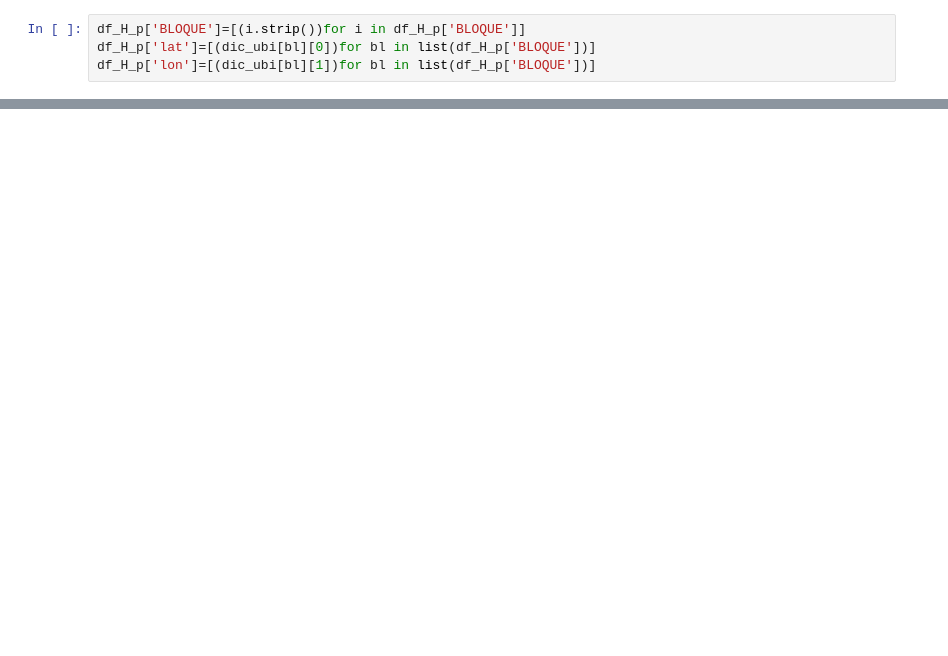
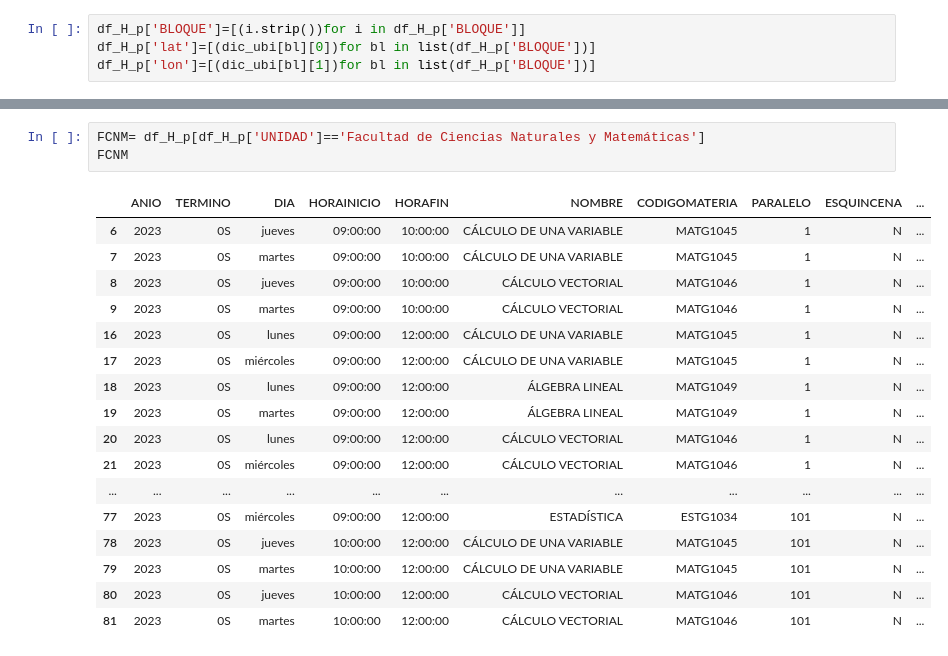
Before and after one commit to lromeror/Group_Slytheryn, a Jupyter notebook: EDA_ESPOL/EDA_ESPOL_PAE.ipynb, the cells around one changed output, grey strips where cells are left out. Drawn from its saved outputs; the diff is of its cells as text; blank space fills up the shorter version.

```diff
--- a/EDA_ESPOL/EDA_ESPOL_PAE.ipynb
+++ b/EDA_ESPOL/EDA_ESPOL_PAE.ipynb
@@ -617,0 +678,21 @@ ValueError: Value of 'hover_name' is not the name of a column in 'data_frame'. E
+# %%
+FCNM= df_H_p[df_H_p['UNIDAD']=='Facultad de Ciencias Naturales y Matemáticas']
+FCNM
+# %% [output]
+|  | ANIO | TERMINO | DIA | HORAINICIO | HORAFIN | NOMBRE | CODIGOMATERIA | PARALELO | ESQUINCENA | ... |
+| 6 | 2023 | 0S | jueves | 09:00:00 | 10:00:00 | CÁLCULO DE UNA VARIABLE | MATG1045 | 1 | N | ... |
+| 7 | 2023 | 0S | martes | 09:00:00 | 10:00:00 | CÁLCULO DE UNA VARIABLE | MATG1045 | 1 | N | ... |
+| 8 | 2023 | 0S | jueves | 09:00:00 | 10:00:00 | CÁLCULO VECTORIAL | MATG1046 | 1 | N | ... |
+| 9 | 2023 | 0S | martes | 09:00:00 | 10:00:00 | CÁLCULO VECTORIAL | MATG1046 | 1 | N | ... |
+| 16 | 2023 | 0S | lunes | 09:00:00 | 12:00:00 | CÁLCULO DE UNA VARIABLE | MATG1045 | 1 | N | ... |
+| 17 | 2023 | 0S | miércoles | 09:00:00 | 12:00:00 | CÁLCULO DE UNA VARIABLE | MATG1045 | 1 | N | ... |
+| 18 | 2023 | 0S | lunes | 09:00:00 | 12:00:00 | ÁLGEBRA LINEAL | MATG1049 | 1 | N | ... |
+| 19 | 2023 | 0S | martes | 09:00:00 | 12:00:00 | ÁLGEBRA LINEAL | MATG1049 | 1 | N | ... |
+| 20 | 2023 | 0S | lunes | 09:00:00 | 12:00:00 | CÁLCULO VECTORIAL | MATG1046 | 1 | N | ... |
+| 21 | 2023 | 0S | miércoles | 09:00:00 | 12:00:00 | CÁLCULO VECTORIAL | MATG1046 | 1 | N | ... |
+| ... | ... | ... | ... | ... | ... | ... | ... | ... | ... | ... |
+| 77 | 2023 | 0S | miércoles | 09:00:00 | 12:00:00 | ESTADÍSTICA | ESTG1034 | 101 | N | ... |
+| 78 | 2023 | 0S | jueves | 10:00:00 | 12:00:00 | CÁLCULO DE UNA VARIABLE | MATG1045 | 101 | N | ... |
+| 79 | 2023 | 0S | martes | 10:00:00 | 12:00:00 | CÁLCULO DE UNA VARIABLE | MATG1045 | 101 | N | ... |
+| 80 | 2023 | 0S | jueves | 10:00:00 | 12:00:00 | CÁLCULO VECTORIAL | MATG1046 | 101 | N | ... |
+| 81 | 2023 | 0S | martes | 10:00:00 | 12:00:00 | CÁLCULO VECTORIAL | MATG1046 | 101 | N | ... |
```
Also changed, not shown: parts of 48 cells of this notebook, 6 other files.
